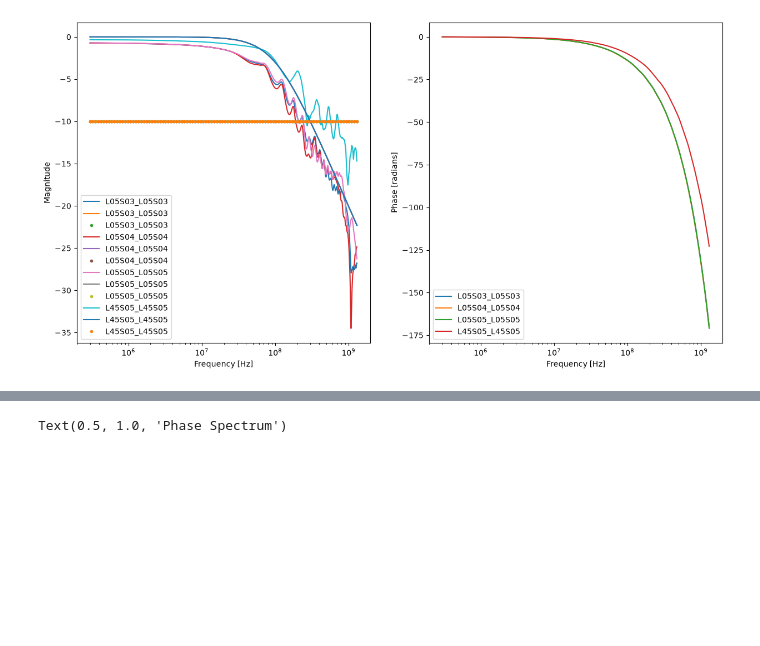
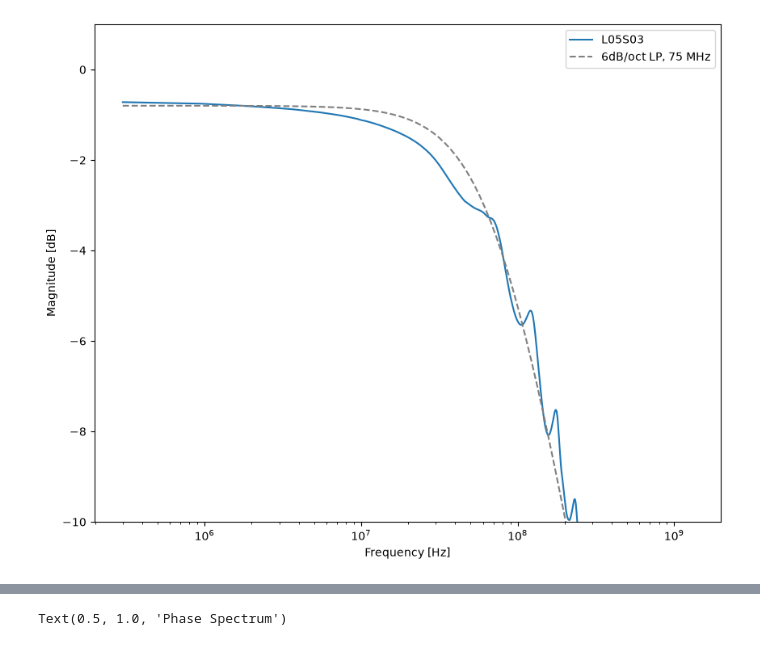
Before and after one commit to ohartbri/longboard_vna, a Jupyter notebook: longboard_vna_highstat2.ipynb, the cells around one changed output, grey strips where cells are left out. Cells and saved outputs as stored; diff of their text form; code cells hidden in the pictures; blank space fills up the shorter version.

```diff
--- a/longboard_vna_highstat2.ipynb
+++ b/longboard_vna_highstat2.ipynb
@@ -7,13 +7,16 @@ from scipy.fft import rfft, rfftfreq, irfft
 
 import scipy.signal
 
-plt.rcParams["figure.figsize"] = (12,8)
+import scipy.optimize
+
+plt.rcParams["figure.figsize"] = (10,8)
 # %%
 df_L05S03_L05S03 = pd.read_csv("data/high_stat_2/stim_L05S03_recv_L05S03.csv", skiprows=[0,1,2], encoding="utf-8", header = None, names = ['freq', 's11_m', 's11_p', "s21_m", "s21_p"])
 df_L05S04_L05S04 = pd.read_csv("data/high_stat_2/stim_L05S04_recv_L05S04.csv", skiprows=[0,1,2], encoding="utf-8", header = None, names = ['freq', 's11_m', 's11_p', "s21_m", "s21_p"])
 df_L05S05_L05S05 = pd.read_csv("data/high_stat_2/stim_L05S05_recv_L05S05.csv", skiprows=[0,1,2], encoding="utf-8", header = None, names = ['freq', 's11_m', 's11_p', "s21_m", "s21_p"])
 df_L05S05_L05S04 = pd.read_csv("data/high_stat_2/stim_L05S05_recv_L05S04.csv", skiprows=[0,1,2], encoding="utf-8", header = None, names = ['freq', 's11_m', 's11_p', "s21_m", "s21_p"])
 df_L05S05_L15S05 = pd.read_csv("data/high_stat_2/stim_L05S05_recv_L15S05.csv", skiprows=[0,1,2], encoding="utf-8", header = None, names = ['freq', 's11_m', 's11_p', "s21_m", "s21_p"])
+df_L05S05_L05S03 = pd.read_csv("data/high_stat_2/stim_L05S05_recv_L05S03.csv", skiprows=[0,1,2], encoding="utf-8", header = None, names = ['freq', 's11_m', 's11_p', "s21_m", "s21_p"])
 
 df_L45S05_L45S05 = pd.read_csv("data/high_stat_2/stim_L45S05_recv_L45S05.csv", skiprows=[0,1,2], encoding="utf-8", header = None, names = ['freq', 's11_m', 's11_p', "s21_m", "s21_p"])
 df_L45S05_L45S04 = pd.read_csv("data/high_stat_2/stim_L45S05_recv_L45S04.csv", skiprows=[0,1,2], encoding="utf-8", header = None, names = ['freq', 's11_m', 's11_p', "s21_m", "s21_p"])
@@ -29,10 +32,12 @@ dfs = { "L05S03_L05S03": df_L05S03_L05S03,
         "L45S05_L45S05": df_L45S05_L45S05,
         "L45S05_L45S04": df_L45S05_L45S04,
         "L45S05_L45S03": df_L45S05_L45S03,
-        "L45S05_L55S05": df_L45S05_L55S05, }
+        "L45S05_L55S05": df_L45S05_L55S05,
+        "L05S05_L15S05": df_L05S05_L15S05,
+        "L05S05_L05S03": df_L05S05_L05S03 }
 
 keys_thru = ["L05S03_L05S03", "L05S04_L05S04", "L05S05_L05S05", "L45S05_L45S05"]
-keys_xtalk = ["L05S05_L05S04", "L05S05_L15S05", "L45S05_L45S04", "L45S05_L45S03", "L45S05_L55S05"]
+keys_xtalk = ["L05S05_L05S04", "L05S05_L05S03", "L05S05_L15S05", "L45S05_L45S04", "L45S05_L45S03", "L45S05_L55S05"]
 
 for key in dfs:
     dft = dfs[key]
@@ -47,32 +52,72 @@ for key in dfs:
 # %%
 def lowpass_mag(freq, f_c, offset):
     return 20*np.log10(1/np.sqrt(1+(freq/np.power(10, f_c))**2)) + offset
 
-fig, [ax1, ax2] = plt.subplots(1, 2, figsize=(15, 7.5))
+def lowpass_mag_lin(freq, f_c, offset):
+    return 20*np.log10(1/np.sqrt(1+(freq/f_c)**2)) + offset
+
+
+for key in ['L05S03_L05S03']:
+    dft = dfs[key]
+    plt.plot(dft['freq'], dft['s21_m'], label = f'{key[:6]}')
+
+    # ax1.plot(dft['freq'], lowpass_mag(dft['freq'], 8, 0), label = key)
+
+    # xx = np.logspace(np.log10(dft['freq'].min()), np.log10(dft['freq'].max()), 100)
+
+    # #popt, pcov = scipy.optimize.curve_fit(lowpass_mag, xx, np.interp(xx, dft['freq'], dft['s21_m']), p0=[8, 0])
+
+    # print(key, popt)
+
+    plt.plot(xx, lowpass_mag_lin(xx, *[75E6,-.8]), '--', color = f'grey', label = f'6dB/oct LP, {75} MHz')
+plt.xlabel('Frequency [Hz]')
+plt.ylabel('Magnitude [dB]')
+
+
+
+plt.legend()
+plt.xscale('log')
+plt.ylim(-10, 1)
+
+plt.savefig('s21_thru_magnitude_L05S03_L05S03.pdf')
+
+plt.show()
 
 for key in keys_thru:
     dft = dfs[key]
-    ax1.plot(dft['freq'], dft['s21_m'], label = key)
+    plt.plot(dft['freq'], dft['s21_m'], label = f'{key[:6]}')
 
-    ax1.plot(dft['freq'], lowpass_mag(dft['freq'], 1E8, 0), label = key)
+    # ax1.plot(dft['freq'], lowpass_mag(dft['freq'], 8, 0), label = key)
 
-    xx = np.logspace(np.log10(dft['freq'].min()), np.log10(dft['freq'].max()), 100)
-    ax1.plot(xx, np.ones(xx.shape)*-10, '.', label = key)
-ax1.set_xlabel('Frequency [Hz]')
-ax1.set_ylabel('Magnitude')
+    # xx = np.logspace(np.log10(dft['freq'].min()), np.log10(dft['freq'].max()), 100)
+
+    # popt, pcov = scipy.optimize.curve_fit(lowpass_mag, xx, np.interp(xx, dft['freq'], dft['s21_m']), p0=[8, 0])
+
+    # print(key, popt)
+
+    # ax1.plot(xx, lowpass_mag(xx, *popt), '.', label = f'lowpass fit ({key})')
+plt.xlabel('Frequency [Hz]')
+plt.ylabel('Magnitude [dB]')
 
 
 
-ax1.legend()
-ax1.set_xscale('log')
+plt.legend()
+plt.xscale('log')
+plt.ylim(-10, 1)
+
+plt.savefig('s21_thru_magnitude_all.pdf')
+
+plt.show()
 
 for key in keys_thru:
     dft = dfs[key]
-    ax2.plot(dft['freq'], dft['s21_p'], label = key)
-ax2.set_xlabel('Frequency [Hz]')
-ax2.set_ylabel('Phase [radians]')
+    plt.plot(dft['freq'], dft['s21_p'], label = key)
+plt.xlabel('Frequency [Hz]')
+plt.ylabel('Phase [radians]')
 
-ax2.legend()
-ax2.set_xscale('log')
+plt.legend()
+plt.xscale('log')
+
+plt.savefig('s21_thru_phase_all.pdf')
 # %% [output]
-[figure, old version]
+[figure, new version]
```
Also changed, not shown: parts of 7 cells of this notebook.
